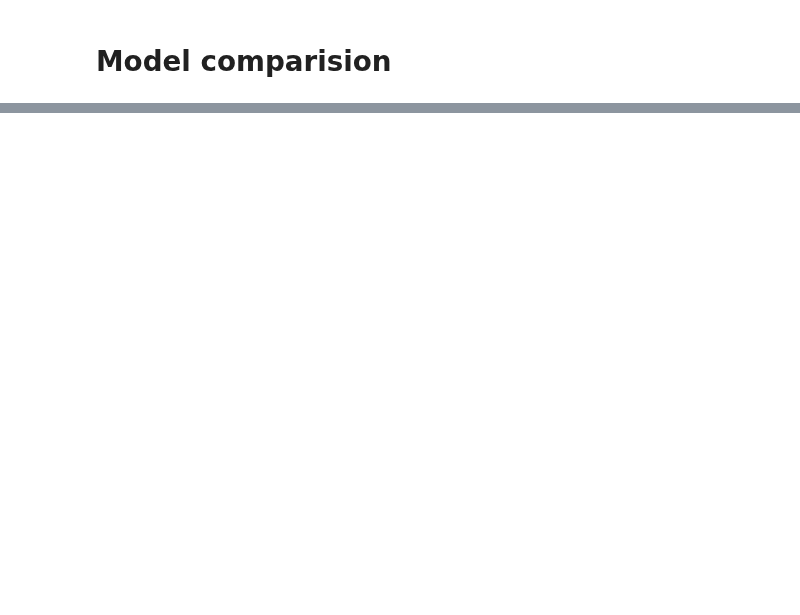
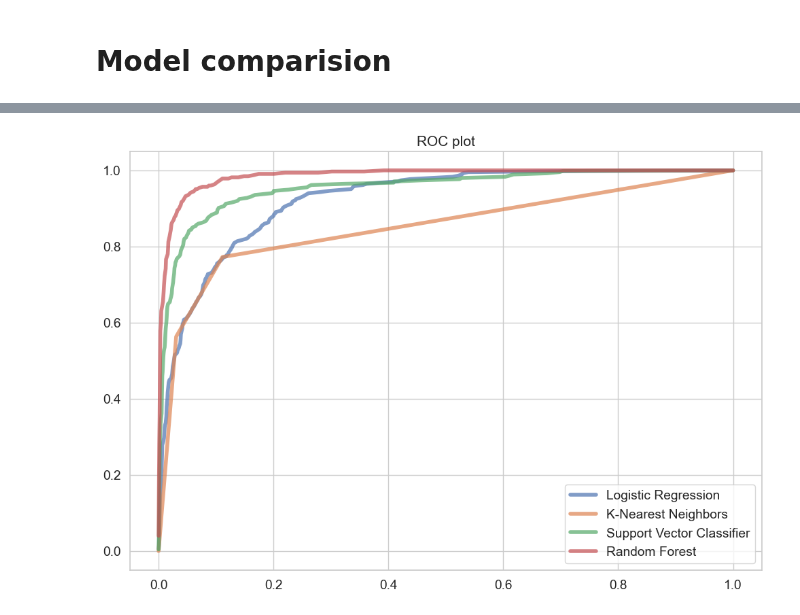
Before and after one commit to kasiadybcio/Credit_card, a Jupyter notebook: notebooks/4.summary.ipynb, the cells around one changed output, grey strips where cells are left out. Cells and saved outputs as stored; diff of their text form; code cells hidden in the pictures; blank space fills up the shorter version.

```diff
--- a/notebooks/4.summary.ipynb
+++ b/notebooks/4.summary.ipynb
@@ -247,3 +264,15 @@ results = pd.concat([pd.DataFrame(scores('Logistic Regression',y_test,pred['LR_p
+# %%
+sns.set_style("whitegrid",{'font_scale':'1.6'})
+plt.figure(figsize=(12, 8))
+sns.lineplot(x = roc_curve(pred['true'],pred['LR_proba'])[0], y = roc_curve(pred['true'],pred['LR_proba'])[1], errorbar = None, linewidth = 4, alpha = 0.7)
+sns.lineplot(x = roc_curve(pred['true'],pred['KNN_proba'])[0], y = roc_curve(pred['true'],pred['KNN_proba'])[1], errorbar = None, linewidth = 4, alpha = 0.7)
+sns.lineplot(x = roc_curve(pred['true'],pred['SVC_proba'])[0], y = roc_curve(pred['true'],pred['SVC_proba'])[1], errorbar = None, linewidth = 4, alpha = 0.7)
+sns.lineplot(x = roc_curve(pred['true'],pred['RF_proba'])[0], y = roc_curve(pred['true'],pred['RF_proba'])[1], errorbar = None, linewidth = 4, alpha = 0.7)
+plt.legend(['Logistic Regression','K-Nearest Neighbors','Support Vector Classifier','Random Forest' ])
+plt.title("ROC plot")
+plt.show()
+# %% [output]
+[figure, added]
 # %%
 results
 # %% [output]
```
Also changed, not shown: parts of 12 cells of this notebook.
